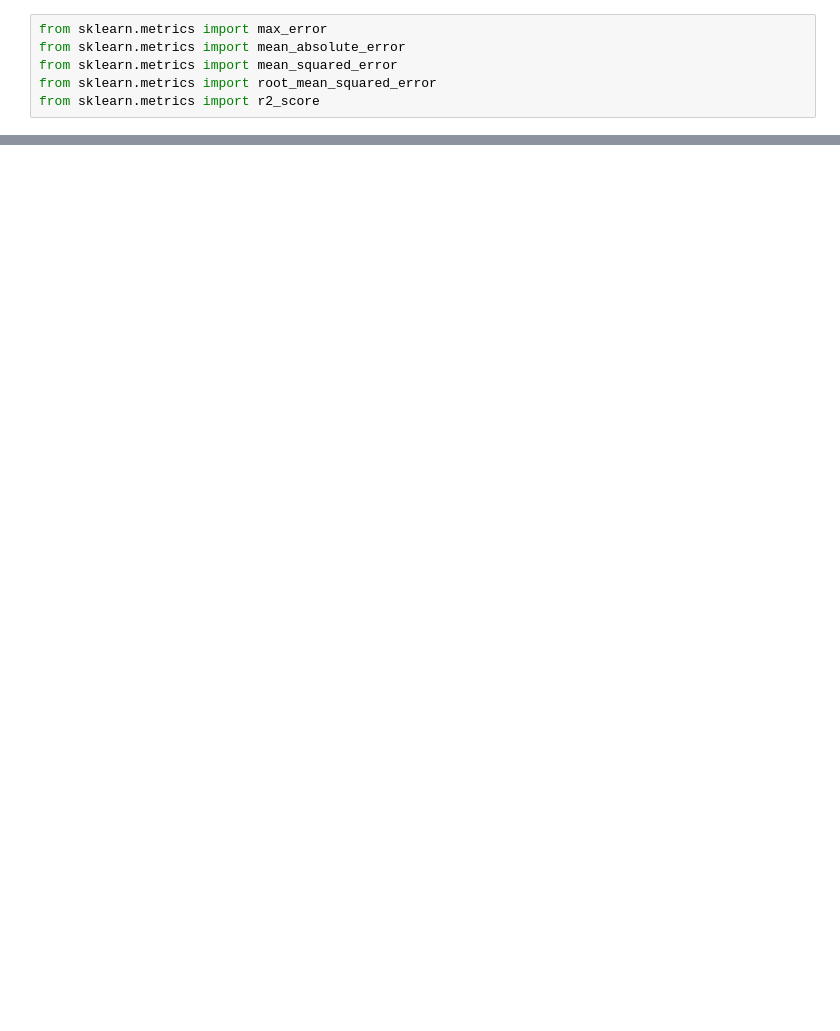
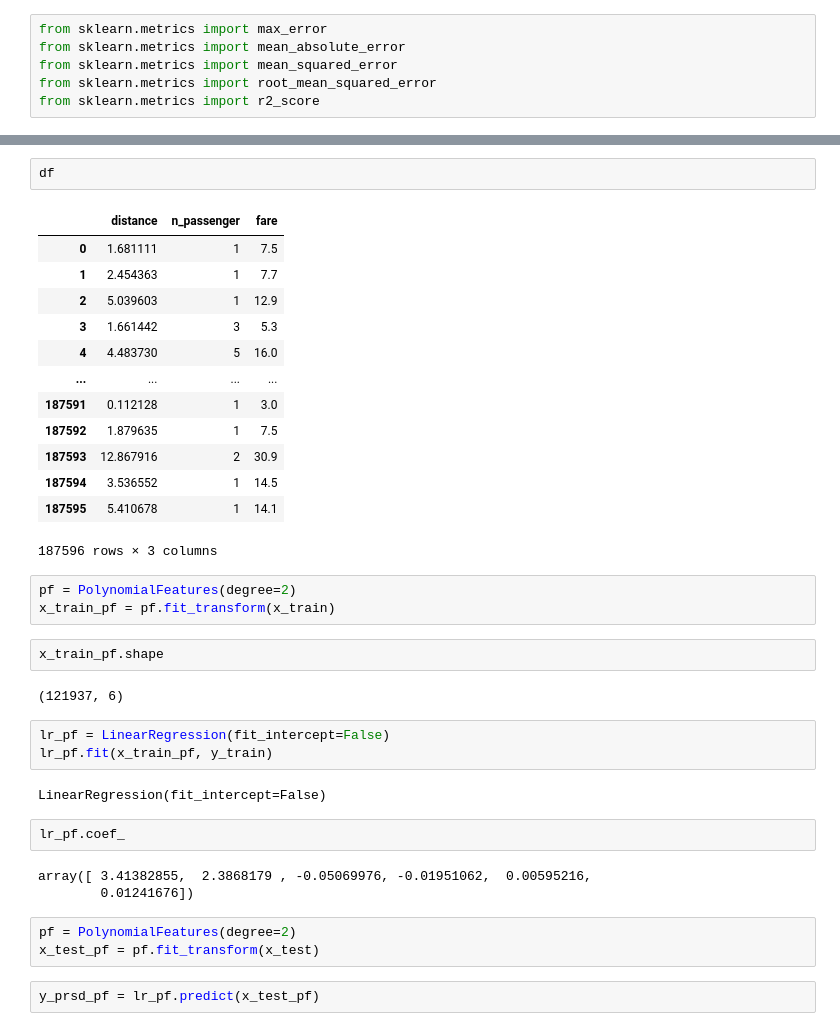
Before and after one commit to MBAhmadi/New-ML, a Jupyter notebook: uber.ipynb, the cells around one changed output, grey strips where cells are left out. Saved outputs shown, nothing was run; the diff lists cells and outputs as text; blank space fills up the shorter version.

```diff
--- a/uber.ipynb
+++ b/uber.ipynb
@@ -474,0 +489,38 @@ r2_score(y_true=y_test, y_pred=y_pred2)
+# %%
+df
+# %% [output]
+|  | distance | n_passenger | fare |
+| 0 | 1.681111 | 1 | 7.5 |
+| 1 | 2.454363 | 1 | 7.7 |
+| 2 | 5.039603 | 1 | 12.9 |
+| 3 | 1.661442 | 3 | 5.3 |
+| 4 | 4.483730 | 5 | 16.0 |
+| ... | ... | ... | ... |
+| 187591 | 0.112128 | 1 | 3.0 |
+| 187592 | 1.879635 | 1 | 7.5 |
+| 187593 | 12.867916 | 2 | 30.9 |
+| 187594 | 3.536552 | 1 | 14.5 |
+| 187595 | 5.410678 | 1 | 14.1 |
+187596 rows × 3 columns
+# %%
+pf = PolynomialFeatures(degree=2)
+x_train_pf = pf.fit_transform(x_train)
+# %%
+x_train_pf.shape
+# %% [output]
+(121937, 6)
+# %%
+lr_pf = LinearRegression(fit_intercept=False)
+lr_pf.fit(x_train_pf, y_train)
+# %% [output]
+LinearRegression(fit_intercept=False)
+# %%
+lr_pf.coef_
+# %% [output]
+array([ 3.41382855,  2.3868179 , -0.05069976, -0.01951062,  0.00595216,
+        0.01241676])
+# %%
+pf = PolynomialFeatures(degree=2)
+x_test_pf = pf.fit_transform(x_test)
+# %%
+y_prsd_pf = lr_pf.predict(x_test_pf)
```
Also changed, not shown: parts of 26 cells of this notebook.
